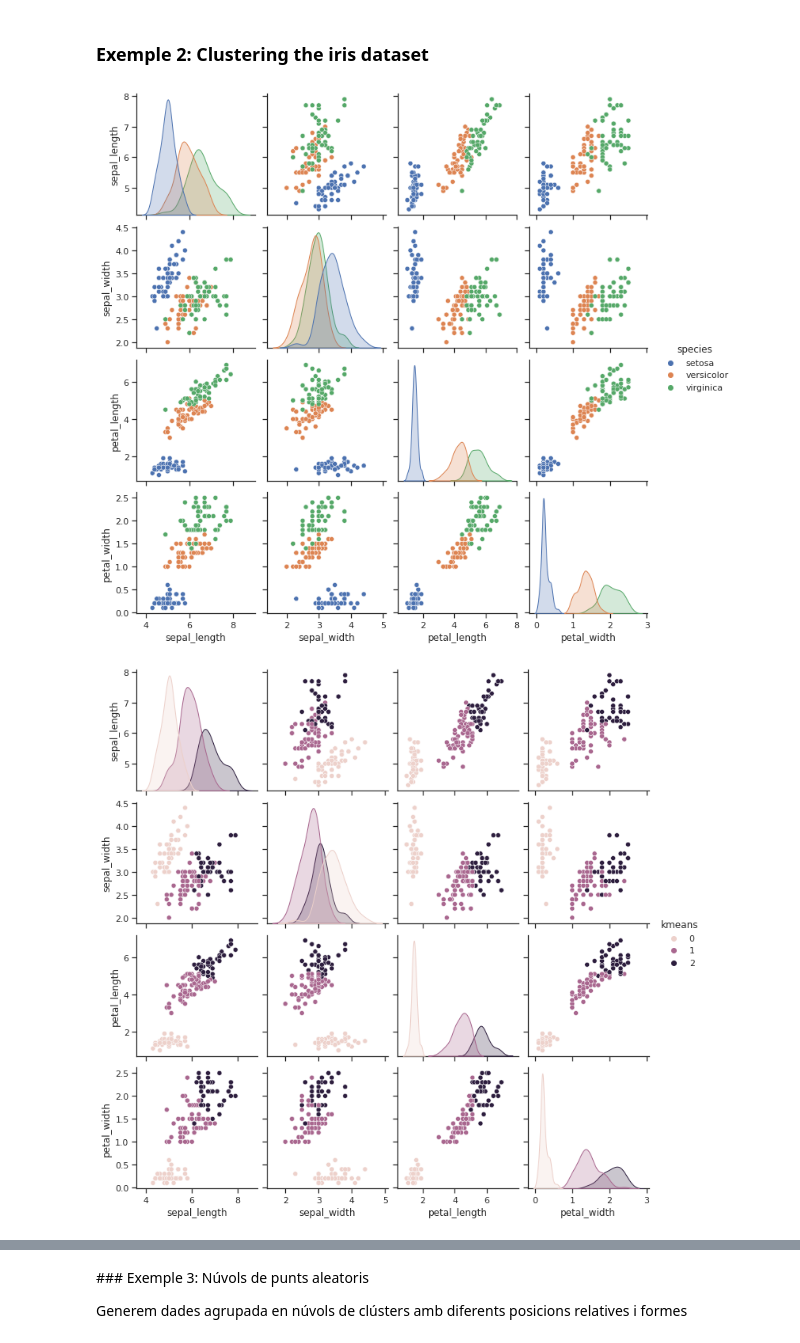
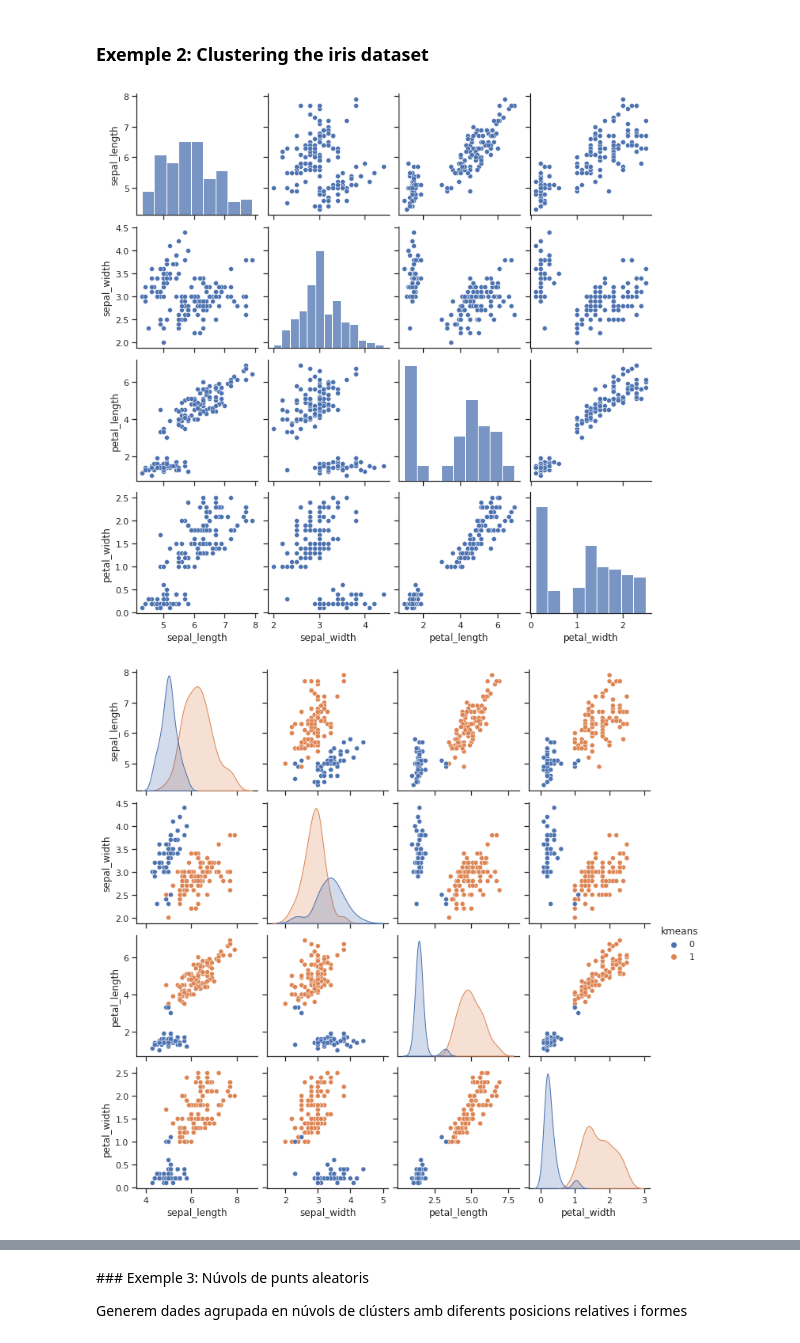
Before and after one commit to raulbenitez/introAI_ICE, a Jupyter notebook: Tema2_Tècniques_d'agrupament.ipynb, the cells around one changed output, grey strips where cells are left out. Saved outputs shown, nothing was run; the diff lists cells and outputs as text; code cells hidden in the pictures.

```diff
--- a/Tema2_Tècniques_d'agrupament.ipynb
+++ b/Tema2_Tècniques_d'agrupament.ipynb
@@ -86,15 +93,15 @@ iris = sns.load_dataset("iris")
 X = iris[['sepal_length','sepal_width','petal_length','petal_width']] # features
 y = iris['species'] # class labels
 # %%
-g = sns.pairplot(iris, hue="species")
+g = sns.pairplot(iris)
 # %% [output]
-[figure, old version]
+[figure, new version]
 # %%
 from sklearn.cluster import KMeans
-group = KMeans(n_clusters=3).fit_predict(X)
+group = KMeans(n_clusters=2).fit_predict(X)
 
 iris_grouped = iris.copy()
 iris_grouped['kmeans'] = group
 g = sns.pairplot(iris_grouped, hue="kmeans")
 # %% [output]
-[figure, old version]
+[figure, new version]
```
Also changed, not shown: parts of 5 cells of this notebook.
